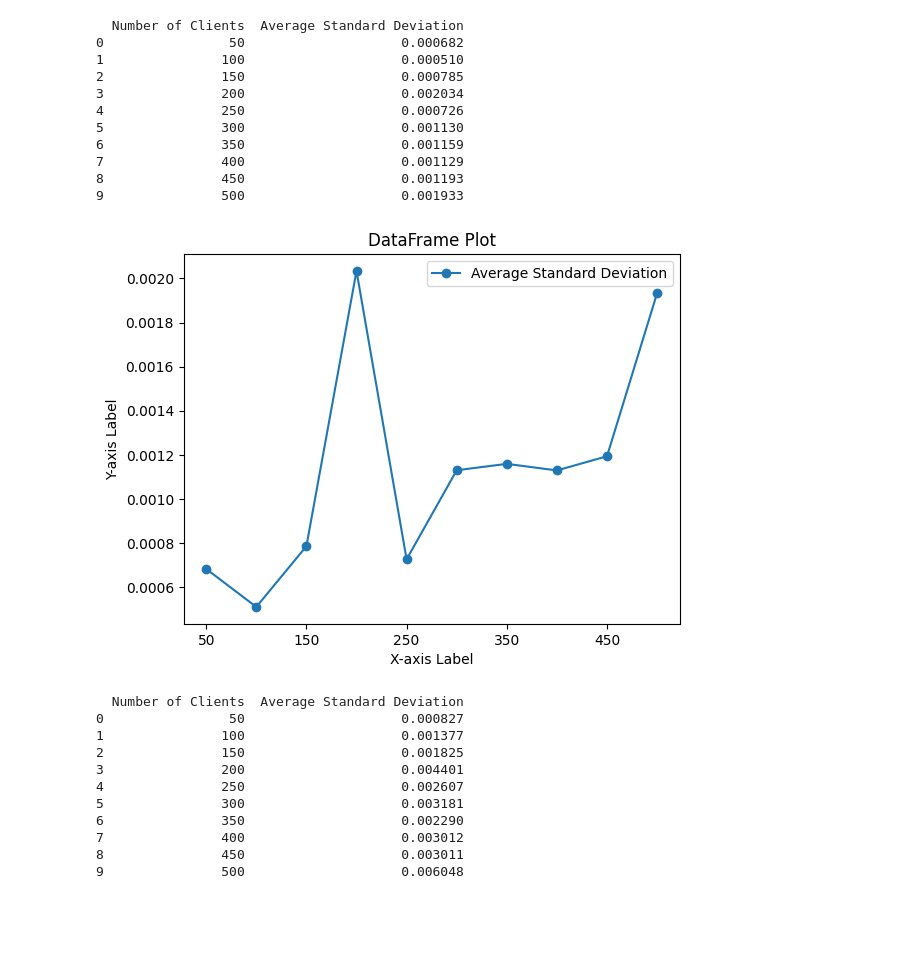
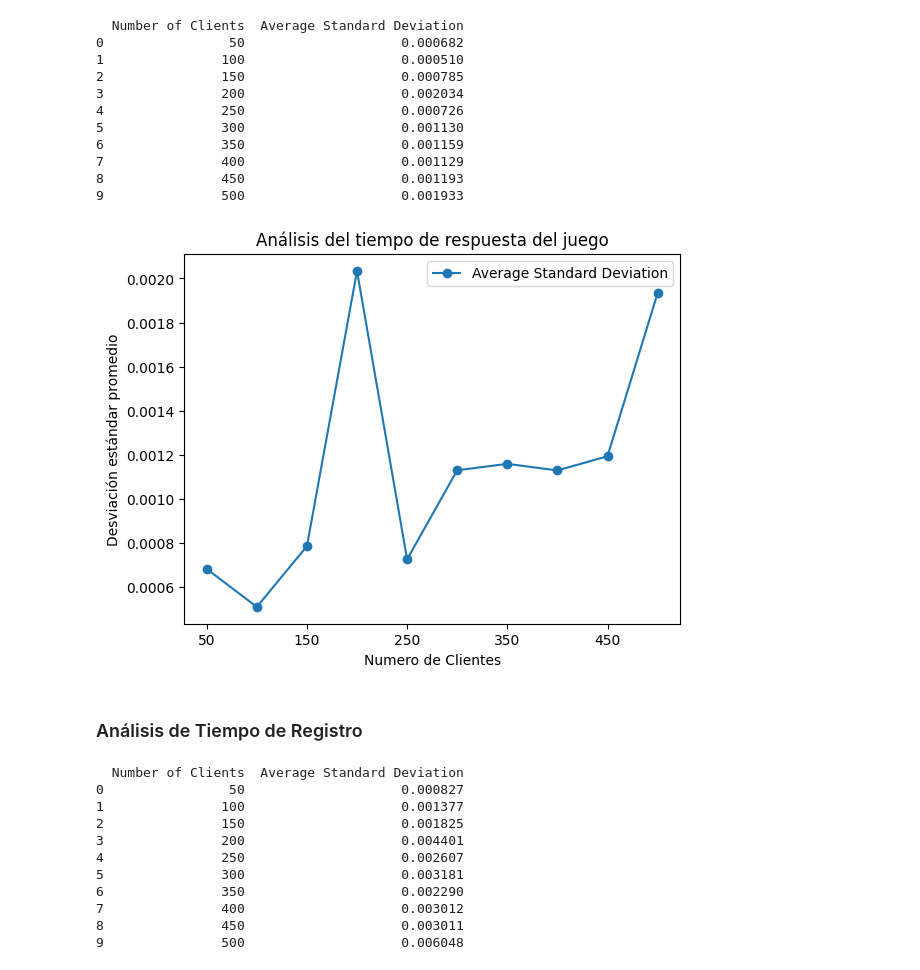
Before and after one commit to Cracop/Whack-a-mole, a Jupyter notebook: Estresador/Analysis.ipynb, the cells around one changed output. Drawn from its saved outputs; the diff is of its cells as text; code cells hidden in the pictures; blank space fills up the shorter version.

Commit message:
analisis juego y registro

```diff
--- a/Estresador/Analysis.ipynb
+++ b/Estresador/Analysis.ipynb
@@ -12,6 +12,6 @@ import matplotlib.pyplot as plt
 Matplotlib is building the font cache; this may take a moment.
 # %%
 fileJuegoPath="./juego/"
-fileJuegoPath="./registro/"
+fileRegistroPath="./registro/"
 initial_clients = 50
 final_clients = 500
@@ -53,7 +55,7 @@ for number_clients in range(initial_clients,final_clients+1,50):
 #Sacar la std the ambos csv
 filepath="./Analysis/juego/"
 # Create a DataFrame to store results
-result_df = pd.DataFrame(columns=['Number of Clients', 'Average Standard Deviation'])
+result_df_juego = pd.DataFrame(columns=['Number of Clients', 'Average Standard Deviation'])
 
 
 for number_clients in range(initial_clients,final_clients+1,50):
@@ -73,11 +75,10 @@ for number_clients in range(initial_clients,final_clients+1,50):
     # Append to DataFrame
     new_row_df = pd.DataFrame({'Number of Clients': [number_clients], 'Average Standard Deviation': [average_std]})
     # Concatenate DataFrames
-    result_df = pd.concat([result_df, new_row_df], ignore_index=True)
+    result_df_juego = pd.concat([result_df_juego, new_row_df], ignore_index=True)
 
 
-
-print(result_df)
+print(result_df_juego)
 # %% [output]
   Number of Clients  Average Standard Deviation
 0                50                    0.000682
@@ -91,15 +92,12 @@ print(result_df)
 8               450                    0.001193
 9               500                    0.001933
 # %%
-# Plot the DataFrame
-result_df.plot(x='Number of Clients', y='Average Standard Deviation', kind='line', marker='o')
-
-# Add labels and title
-plt.xlabel('X-axis Label')
-plt.ylabel('Y-axis Label')
-plt.title('DataFrame Plot')
-
-# Show the plot
+result_df_juego.plot(x='Number of Clients', y='Average Standard Deviation', kind='line', marker='o')
+plt.xlabel('Numero de Clientes')
+plt.ylabel('Desviación estándar promedio')
+plt.title('Análisis del tiempo de respuesta del juego')
 plt.show()
 # %% [output]
-[figure, old version]
+[figure, new version]
+# %% [markdown]
+### Análisis de Tiempo de Registro
```
Also changed, not shown: parts of 6 cells of this notebook.
